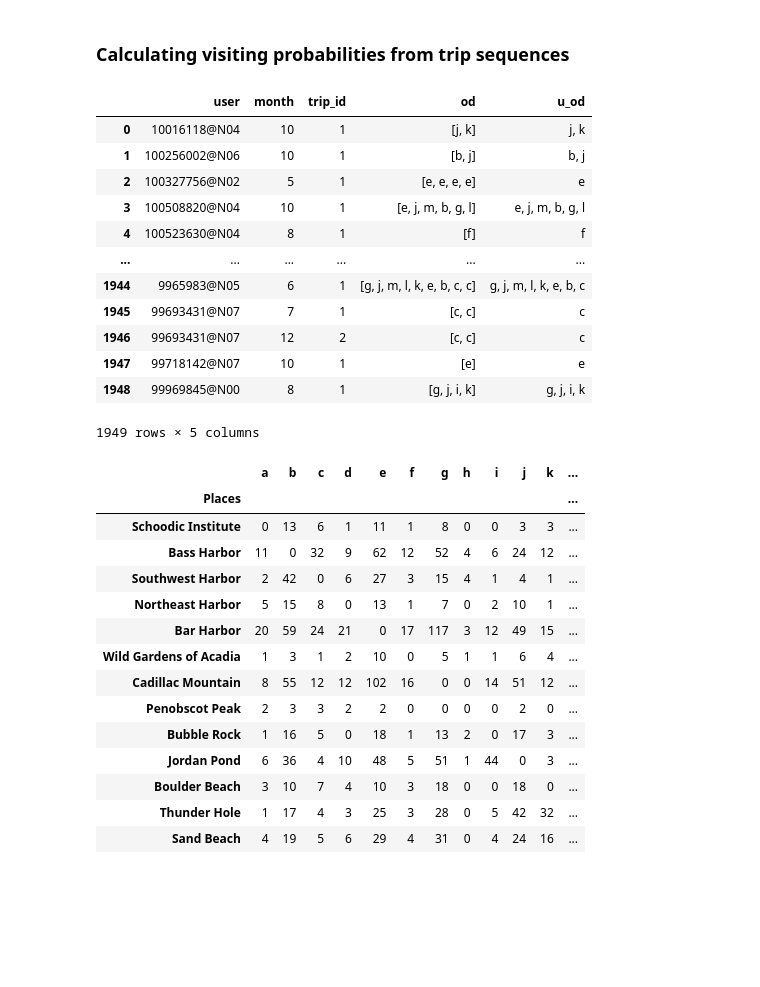
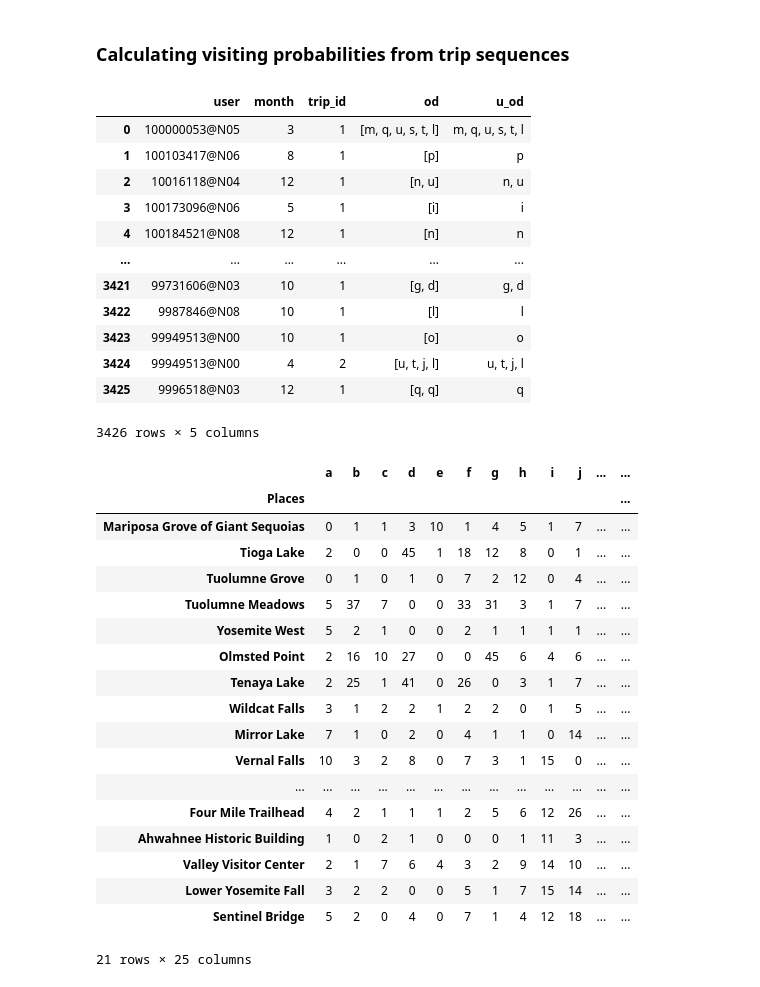
Before and after one commit to meilinshi/Socially-aware-Huff-model, a Jupyter notebook: Code/Trip Construction.ipynb, the cells around one changed output. Saved outputs shown, nothing was run; the diff lists cells and outputs as text; code cells hidden in the pictures; blank space fills up the shorter version.

```diff
--- a/Code/Trip Construction.ipynb
+++ b/Code/Trip Construction.ipynb
@@ -137,8 +162,8 @@ Try using .loc[row_indexer,col_indexer] = value instead
 See the caveats in the documentation: https://pandas.pydata.org/pandas-docs/stable/user_guide/indexing.html#returning-a-view-versus-a-copy
   self._setitem_single_column(ilocs[0], value, pi)
 # %%
-acadia_trips = get_OD_trips(full)
-acadia_trips = get_unique_OD_trips(acadia_trips)
+NP_trips = get_OD_trips(full)
+NP_trips = get_unique_OD_trips(NP_trips)
 # %% [output]
 A value is trying to be set on a copy of a slice from a DataFrame
 
@@ -158,6 +183,9 @@ outstr = [', '.join(output[i]) for i in range(len(output))]
 for i in range(len(key)):
     outstr.insert(i*(len(key)+1), key[i])
 
+# number of total in each cluster
+photos_num = [df[df.Cluster == x].shape[0] for x in alphabet_list]
+
 # count number of trips from the segments
 def get_flow(df, keys):
     dicts = dict.fromkeys(keys, 0)
@@ -183,6 +211,7 @@ def flow_matrix(df):
     res['total_out'] = res.sum(axis=1)
     res['total_in']= res.sum(axis=0)[:dim].values
     res['cross_boundary'] = res.loc[:,'total_out'].values+res.loc[:,'total_in'].values
+    res['photos'] = photos_num
     res['Places'] = position['Clusters from Data'].values # get cluster names
     res = res.set_index('Places')
     return res
@@ -210,46 +239,49 @@ def split_fmatrix(trips, month):
     flow = get_flow(subset,outstr)
     return flow_matrix(flow)
 # %%
-acadia_trips['u_od'] = [', '.join(x) for x in acadia_trips['u_od']]
-acadia_trips
+NP_trips['u_od'] = [', '.join(x) for x in NP_trips['u_od']]
+NP_trips
 # %% [output]
 |  | user | month | trip_id | od | u_od |
-| 0 | 10016118@N04 | 10 | 1 | [j, k] | j, k |
-| 1 | 100256002@N06 | 10 | 1 | [b, j] | b, j |
-| 2 | 100327756@N02 | 5 | 1 | [e, e, e, e] | e |
-| 3 | 100508820@N04 | 10 | 1 | [e, j, m, b, g, l] | e, j, m, b, g, l |
-| 4 | 100523630@N04 | 8 | 1 | [f] | f |
+| 0 | 100000053@N05 | 3 | 1 | [m, q, u, s, t, l] | m, q, u, s, t, l |
+| 1 | 100103417@N06 | 8 | 1 | [p] | p |
+| 2 | 10016118@N04 | 12 | 1 | [n, u] | n, u |
+| 3 | 100173096@N06 | 5 | 1 | [i] | i |
+| 4 | 100184521@N08 | 12 | 1 | [n] | n |
 | ... | ... | ... | ... | ... | ... |
-| 1944 | 9965983@N05 | 6 | 1 | [g, j, m, l, k, e, b, c, c] | g, j, m, l, k, e, b, c |
-| 1945 | 99693431@N07 | 7 | 1 | [c, c] | c |
-| 1946 | 99693431@N07 | 12 | 2 | [c, c] | c |
-| 1947 | 99718142@N07 | 10 | 1 | [e] | e |
-| 1948 | 99969845@N00 | 8 | 1 | [g, j, i, k] | g, j, i, k |
+| 3421 | 99731606@N03 | 10 | 1 | [g, d] | g, d |
+| 3422 | 9987846@N08 | 10 | 1 | [l] | l |
+| 3423 | 99949513@N00 | 10 | 1 | [o] | o |
+| 3424 | 99949513@N00 | 4 | 2 | [u, t, j, l] | u, t, j, l |
+| 3425 | 9996518@N03 | 12 | 1 | [q, q] | q |
-1949 rows × 5 columns
+3426 rows × 5 columns
 # %%
-# position of each attraction in park
-position_url = "https://raw.githubusercontent.com/meilinshi/Socially-aware-Huff-model/main/Data/acadia_NP_coords.csv"
 position = pd.read_csv(position_url)
 position['coord'] = list(zip(position.Longitude, position.Latitude))
 
-# flow matrix of all trips in Acadia National Park
-flow = get_flow(acadia_trips,outstr)
+# flow matrix of all trips in the National Park
+# column['total_out','total_in','photos'] to reproduce Table 8 and 9
+flow = get_flow(NP_trips,outstr)
 fmatrix = flow_matrix(flow)
 fmatrix
 # %% [output]
-|  | a | b | c | d | e | f | g | h | i | j | k | ... |
+|  | a | b | c | d | e | f | g | h | i | j | ... | ... |
 | Places |  |  |  |  |  |  |  |  |  |  |  | ... |
-| Schoodic Institute | 0 | 13 | 6 | 1 | 11 | 1 | 8 | 0 | 0 | 3 | 3 | ... |
-| Bass Harbor | 11 | 0 | 32 | 9 | 62 | 12 | 52 | 4 | 6 | 24 | 12 | ... |
-| Southwest Harbor | 2 | 42 | 0 | 6 | 27 | 3 | 15 | 4 | 1 | 4 | 1 | ... |
-| Northeast Harbor | 5 | 15 | 8 | 0 | 13 | 1 | 7 | 0 | 2 | 10 | 1 | ... |
-| Bar Harbor | 20 | 59 | 24 | 21 | 0 | 17 | 117 | 3 | 12 | 49 | 15 | ... |
-| Wild Gardens of Acadia | 1 | 3 | 1 | 2 | 10 | 0 | 5 | 1 | 1 | 6 | 4 | ... |
-| Cadillac Mountain | 8 | 55 | 12 | 12 | 102 | 16 | 0 | 0 | 14 | 51 | 12 | ... |
-| Penobscot Peak | 2 | 3 | 3 | 2 | 2 | 0 | 0 | 0 | 0 | 2 | 0 | ... |
-| Bubble Rock | 1 | 16 | 5 | 0 | 18 | 1 | 13 | 2 | 0 | 17 | 3 | ... |
-| Jordan Pond | 6 | 36 | 4 | 10 | 48 | 5 | 51 | 1 | 44 | 0 | 3 | ... |
-| Boulder Beach | 3 | 10 | 7 | 4 | 10 | 3 | 18 | 0 | 0 | 18 | 0 | ... |
-| Thunder Hole | 1 | 17 | 4 | 3 | 25 | 3 | 28 | 0 | 5 | 42 | 32 | ... |
-| Sand Beach | 4 | 19 | 5 | 6 | 29 | 4 | 31 | 0 | 4 | 24 | 16 | ... |
+| Mariposa Grove of Giant Sequoias | 0 | 1 | 1 | 3 | 10 | 1 | 4 | 5 | 1 | 7 | ... | ... |
+| Tioga Lake | 2 | 0 | 0 | 45 | 1 | 18 | 12 | 8 | 0 | 1 | ... | ... |
+| Tuolumne Grove | 0 | 1 | 0 | 1 | 0 | 7 | 2 | 12 | 0 | 4 | ... | ... |
+| Tuolumne Meadows | 5 | 37 | 7 | 0 | 0 | 33 | 31 | 3 | 1 | 7 | ... | ... |
+| Yosemite West | 5 | 2 | 1 | 0 | 0 | 2 | 1 | 1 | 1 | 1 | ... | ... |
+| Olmsted Point | 2 | 16 | 10 | 27 | 0 | 0 | 45 | 6 | 4 | 6 | ... | ... |
+| Tenaya Lake | 2 | 25 | 1 | 41 | 0 | 26 | 0 | 3 | 1 | 7 | ... | ... |
+| Wildcat Falls | 3 | 1 | 2 | 2 | 1 | 2 | 2 | 0 | 1 | 5 | ... | ... |
+| Mirror Lake | 7 | 1 | 0 | 2 | 0 | 4 | 1 | 1 | 0 | 14 | ... | ... |
+| Vernal Falls | 10 | 3 | 2 | 8 | 0 | 7 | 3 | 1 | 15 | 0 | ... | ... |
+| ... | ... | ... | ... | ... | ... | ... | ... | ... | ... | ... | ... | ... |
+| Four Mile Trailhead | 4 | 2 | 1 | 1 | 1 | 2 | 5 | 6 | 12 | 26 | ... | ... |
+| Ahwahnee Historic Building | 1 | 0 | 2 | 1 | 0 | 0 | 0 | 1 | 11 | 3 | ... | ... |
+| Valley Visitor Center | 2 | 1 | 7 | 6 | 4 | 3 | 2 | 9 | 14 | 10 | ... | ... |
+| Lower Yosemite Fall | 3 | 2 | 2 | 0 | 0 | 5 | 1 | 7 | 15 | 14 | ... | ... |
+| Sentinel Bridge | 5 | 2 | 0 | 4 | 0 | 7 | 1 | 4 | 12 | 18 | ... | ... |
+21 rows × 25 columns
 # %%
```
Also changed, not shown: parts of 7 cells of this notebook.
